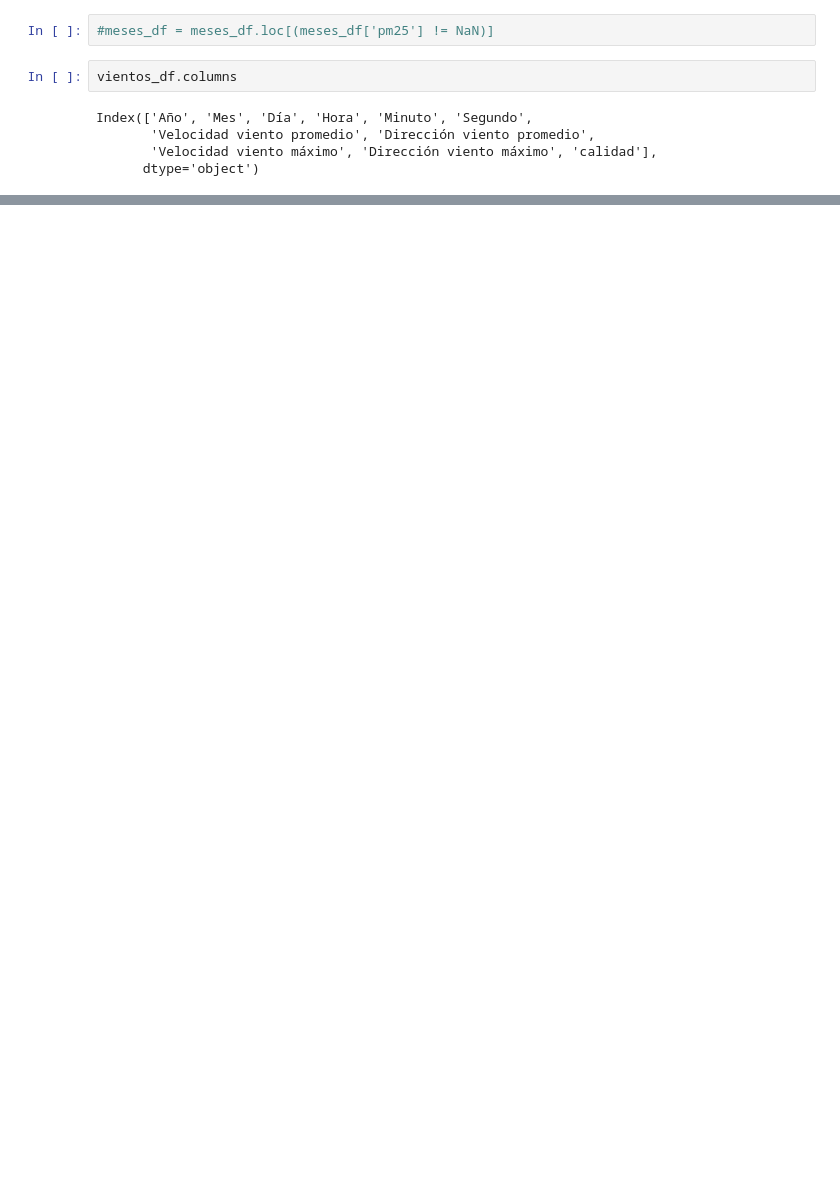
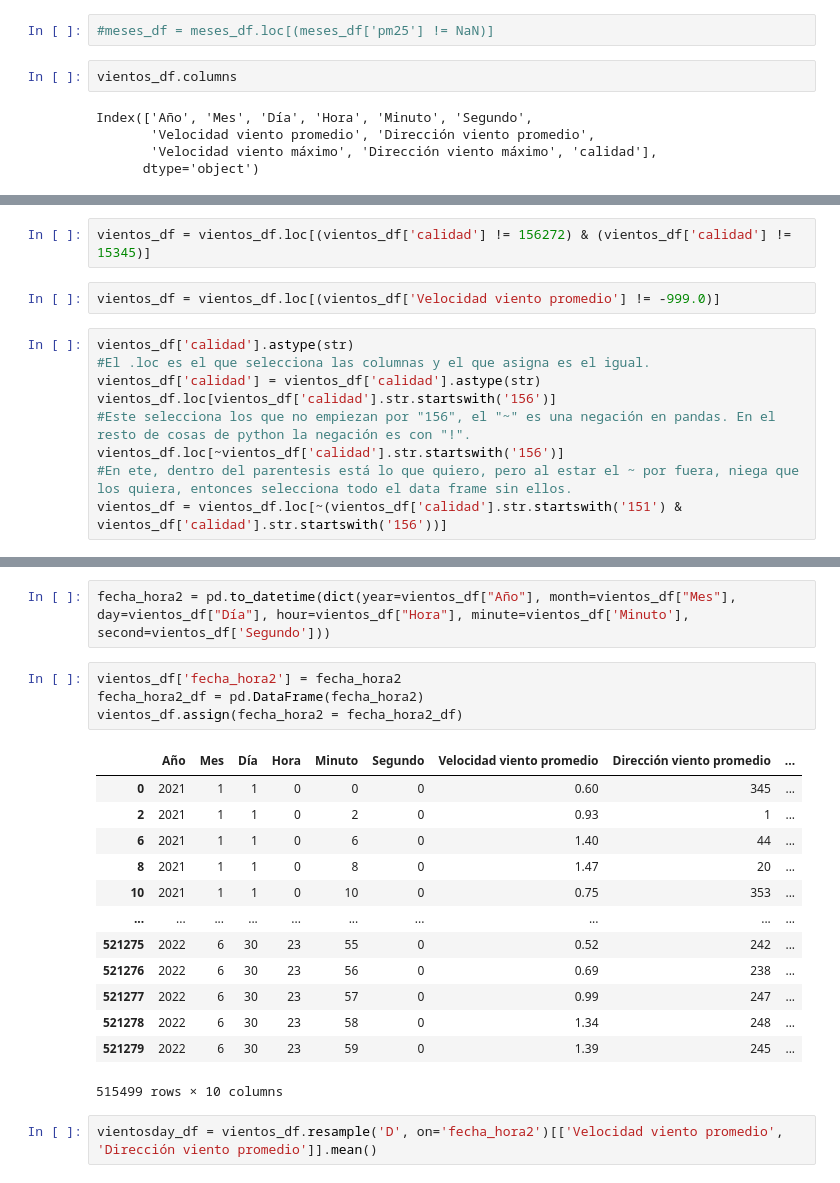
Before and after one commit to jmpine07/Proyecto_conta, a Jupyter notebook: proyecto_aula_contaminacion.ipynb, the cells around one changed output, grey strips where cells are left out. Saved outputs shown, nothing was run; the diff lists cells and outputs as text; blank space fills up the shorter version.

Commit message:
promedios para viento

```diff
--- a/proyecto_aula_contaminacion.ipynb
+++ b/proyecto_aula_contaminacion.ipynb
@@ -191,0 +242,13 @@ Index(['Año', 'Mes', 'Día', 'Hora', 'Minuto', 'Segundo',
+# %%
+vientos_df = vientos_df.loc[(vientos_df['calidad'] != 156272) & (vientos_df['calidad'] != 15345)]
+# %%
+vientos_df = vientos_df.loc[(vientos_df['Velocidad viento promedio'] != -999.0)]
+# %%
+vientos_df['calidad'].astype(str)
+#El .loc es el que selecciona las columnas y el que asigna es el igual.
+vientos_df['calidad'] = vientos_df['calidad'].astype(str)
+vientos_df.loc[vientos_df['calidad'].str.startswith('156')]
+#Este selecciona los que no empiezan por "156", el "~" es una negación en pandas. En el resto de cosas de python la negación es con "!".
+vientos_df.loc[~vientos_df['calidad'].str.startswith('156')]
+#En ete, dentro del parentesis está lo que quiero, pero al estar el ~ por fuera, niega que los quiera, entonces selecciona todo el data frame sin ellos.
+vientos_df = vientos_df.loc[~(vientos_df['calidad'].str.startswith('151') & vientos_df['calidad'].str.startswith('156'))]
@@ -191,0 +267,22 @@ Index(['Año', 'Mes', 'Día', 'Hora', 'Minuto', 'Segundo',
+# %%
+fecha_hora2 = pd.to_datetime(dict(year=vientos_df["Año"], month=vientos_df["Mes"], day=vientos_df["Día"], hour=vientos_df["Hora"], minute=vientos_df['Minuto'], second=vientos_df['Segundo']))
+# %%
+vientos_df['fecha_hora2'] = fecha_hora2
+fecha_hora2_df = pd.DataFrame(fecha_hora2)
+vientos_df.assign(fecha_hora2 = fecha_hora2_df)
+# %% [output]
+|  | Año | Mes | Día | Hora | Minuto | Segundo | Velocidad viento promedio | Dirección viento promedio | ... |
+| 0 | 2021 | 1 | 1 | 0 | 0 | 0 | 0.60 | 345 | ... |
+| 2 | 2021 | 1 | 1 | 0 | 2 | 0 | 0.93 | 1 | ... |
+| 6 | 2021 | 1 | 1 | 0 | 6 | 0 | 1.40 | 44 | ... |
+| 8 | 2021 | 1 | 1 | 0 | 8 | 0 | 1.47 | 20 | ... |
+| 10 | 2021 | 1 | 1 | 0 | 10 | 0 | 0.75 | 353 | ... |
+| ... | ... | ... | ... | ... | ... | ... | ... | ... | ... |
+| 521275 | 2022 | 6 | 30 | 23 | 55 | 0 | 0.52 | 242 | ... |
+| 521276 | 2022 | 6 | 30 | 23 | 56 | 0 | 0.69 | 238 | ... |
+| 521277 | 2022 | 6 | 30 | 23 | 57 | 0 | 0.99 | 247 | ... |
+| 521278 | 2022 | 6 | 30 | 23 | 58 | 0 | 1.34 | 248 | ... |
+| 521279 | 2022 | 6 | 30 | 23 | 59 | 0 | 1.39 | 245 | ... |
+515499 rows × 10 columns
+# %%
+vientosday_df = vientos_df.resample('D', on='fecha_hora2')[['Velocidad viento promedio', 'Dirección viento promedio']].mean()
```
Also changed, not shown: parts of 14 cells of this notebook, 5 other files.
